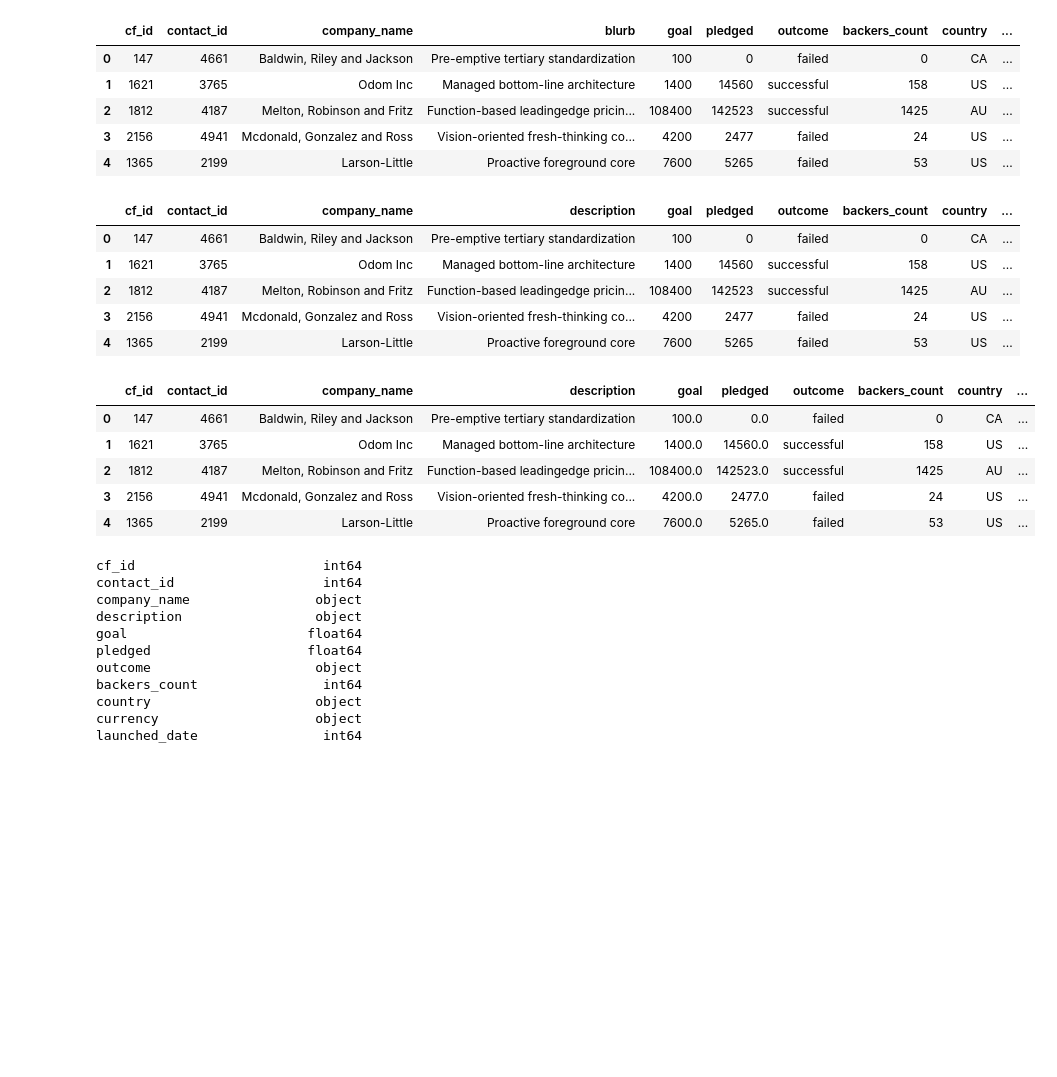
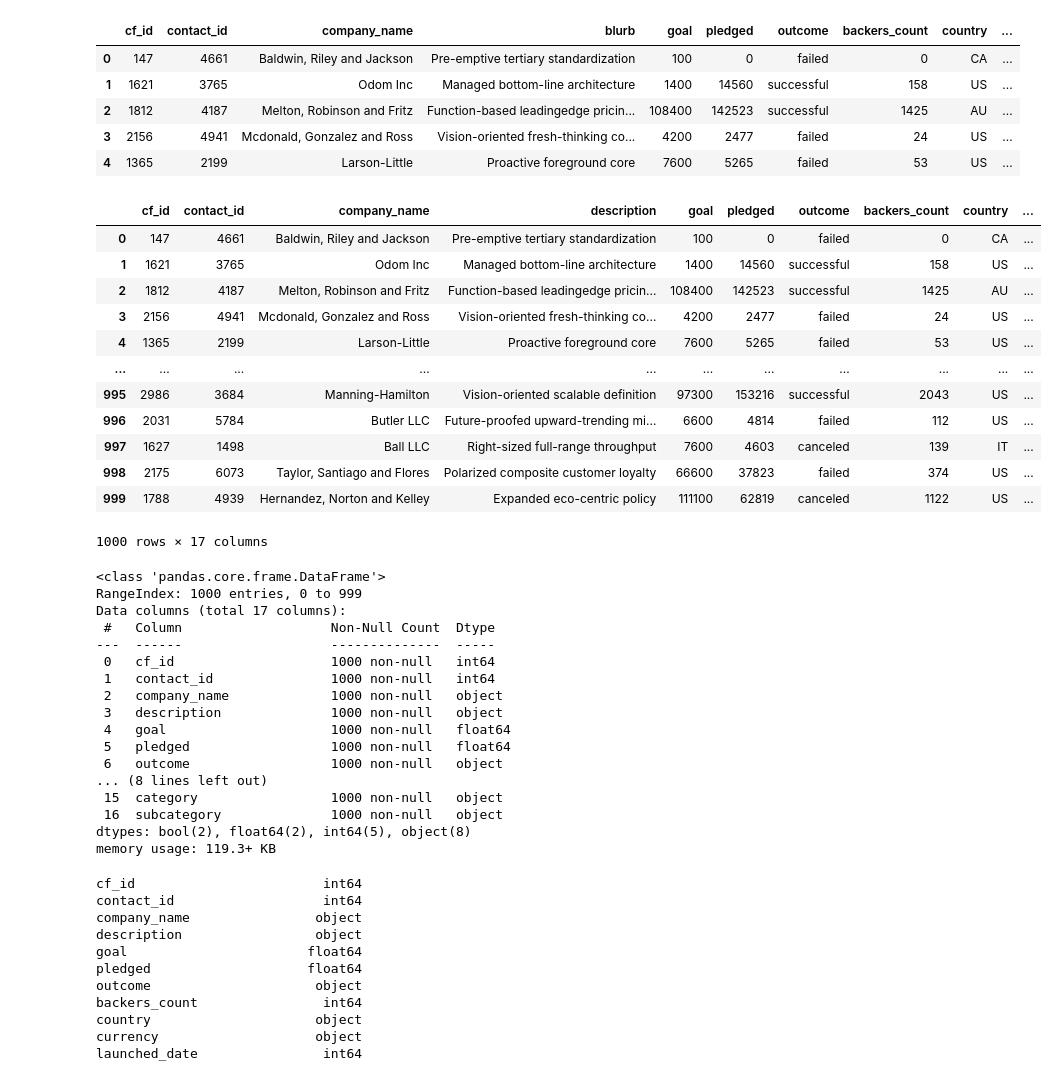
Before and after one commit to machaelamadsen/Crowdfunding_ETL, a Jupyter notebook: Project_two/ETL_Mini_Project_MMadsen_SGeisterJones.ipynb, the cells around one changed output. Saved outputs shown, nothing was run; the diff lists cells and outputs as text; code cells hidden in the pictures; blank space fills up the shorter version.

```diff
--- a/Project_two/ETL_Mini_Project_MMadsen_SGeisterJones.ipynb
+++ b/Project_two/ETL_Mini_Project_MMadsen_SGeisterJones.ipynb
@@ -60,6 +61,8 @@ Index(['cf_id', 'contact_id', 'company_name', 'blurb', 'goal', 'pledged',
       dtype='object')
 # %%
 # Assign the category and subcategory values to category and subcategory columns.
+crowdfunding_info_df[['category','subcategory']] = crowdfunding_info_df['category & sub-category'].str.split('/',n=2,expand=True)
+crowdfunding_info_df.head()
 # %% [output]
 |  | cf_id | contact_id | company_name | blurb | goal | pledged | outcome | backers_count | country | ... |
 | 0 | 147 | 4661 | Baldwin, Riley and Jackson | Pre-emptive tertiary standardization | 100 | 0 | failed | 0 | CA | ... |
@@ -186,21 +186,43 @@ campaign_df.head()
 | 4 | 1365 | 2199 | Larson-Little | Proactive foreground core | 7600 | 5265 | failed | 53 | US | ... |
 # %%
 # Rename the blurb, launched_at, and deadline columns.
+campaign_df=campaign_df.rename(columns={"blurb":"description","launched_at":"launched_date","deadline":"end_date"})
+campaign_df
 # %% [output]
 |  | cf_id | contact_id | company_name | description | goal | pledged | outcome | backers_count | country | ... |
 | 0 | 147 | 4661 | Baldwin, Riley and Jackson | Pre-emptive tertiary standardization | 100 | 0 | failed | 0 | CA | ... |
 | 1 | 1621 | 3765 | Odom Inc | Managed bottom-line architecture | 1400 | 14560 | successful | 158 | US | ... |
 | 2 | 1812 | 4187 | Melton, Robinson and Fritz | Function-based leadingedge pricin... | 108400 | 142523 | successful | 1425 | AU | ... |
 | 3 | 2156 | 4941 | Mcdonald, Gonzalez and Ross | Vision-oriented fresh-thinking co... | 4200 | 2477 | failed | 24 | US | ... |
 | 4 | 1365 | 2199 | Larson-Little | Proactive foreground core | 7600 | 5265 | failed | 53 | US | ... |
+| ... | ... | ... | ... | ... | ... | ... | ... | ... | ... | ... |
+| 995 | 2986 | 3684 | Manning-Hamilton | Vision-oriented scalable definition | 97300 | 153216 | successful | 2043 | US | ... |
+| 996 | 2031 | 5784 | Butler LLC | Future-proofed upward-trending mi... | 6600 | 4814 | failed | 112 | US | ... |
+| 997 | 1627 | 1498 | Ball LLC | Right-sized full-range throughput | 7600 | 4603 | canceled | 139 | IT | ... |
+| 998 | 2175 | 6073 | Taylor, Santiago and Flores | Polarized composite customer loyalty | 66600 | 37823 | failed | 374 | US | ... |
+| 999 | 1788 | 4939 | Hernandez, Norton and Kelley | Expanded eco-centric policy | 111100 | 62819 | canceled | 1122 | US | ... |
+1000 rows × 17 columns
 # %%
 # Convert the goal and pledged columns to a `float` data type.
+campaign_df = campaign_df.astype({'goal':'float','pledged':'float'})
+campaign_df.info()
 # %% [output]
-|  | cf_id | contact_id | company_name | description | goal | pledged | outcome | backers_count | country | ... |
-| 0 | 147 | 4661 | Baldwin, Riley and Jackson | Pre-emptive tertiary standardization | 100.0 | 0.0 | failed | 0 | CA | ... |
-| 1 | 1621 | 3765 | Odom Inc | Managed bottom-line architecture | 1400.0 | 14560.0 | successful | 158 | US | ... |
-| 2 | 1812 | 4187 | Melton, Robinson and Fritz | Function-based leadingedge pricin... | 108400.0 | 142523.0 | successful | 1425 | AU | ... |
-| 3 | 2156 | 4941 | Mcdonald, Gonzalez and Ross | Vision-oriented fresh-thinking co... | 4200.0 | 2477.0 | failed | 24 | US | ... |
-| 4 | 1365 | 2199 | Larson-Little | Proactive foreground core | 7600.0 | 5265.0 | failed | 53 | US | ... |
+<class 'pandas.core.frame.DataFrame'>
+RangeIndex: 1000 entries, 0 to 999
+Data columns (total 17 columns):
+ #   Column                   Non-Null Count  Dtype
+---  ------                   --------------  -----
+ 0   cf_id                    1000 non-null   int64
+ 1   contact_id               1000 non-null   int64
+ 2   company_name             1000 non-null   object
+ 3   description              1000 non-null   object
+ 4   goal                     1000 non-null   float64
+ 5   pledged                  1000 non-null   float64
+ 6   outcome                  1000 non-null   object
+... (8 lines left out)
+ 15  category                 1000 non-null   object
+ 16  subcategory              1000 non-null   object
+dtypes: bool(2), float64(2), int64(5), object(8)
+memory usage: 119.3+ KB
 # %%
 # Check the datatypes
```
Also changed, not shown: parts of 9 cells of this notebook, 4 other files.
